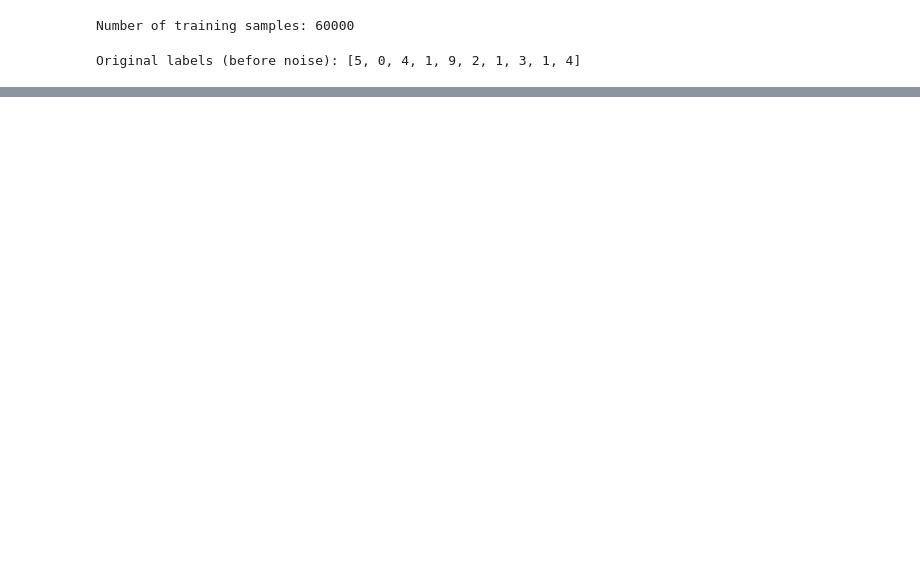
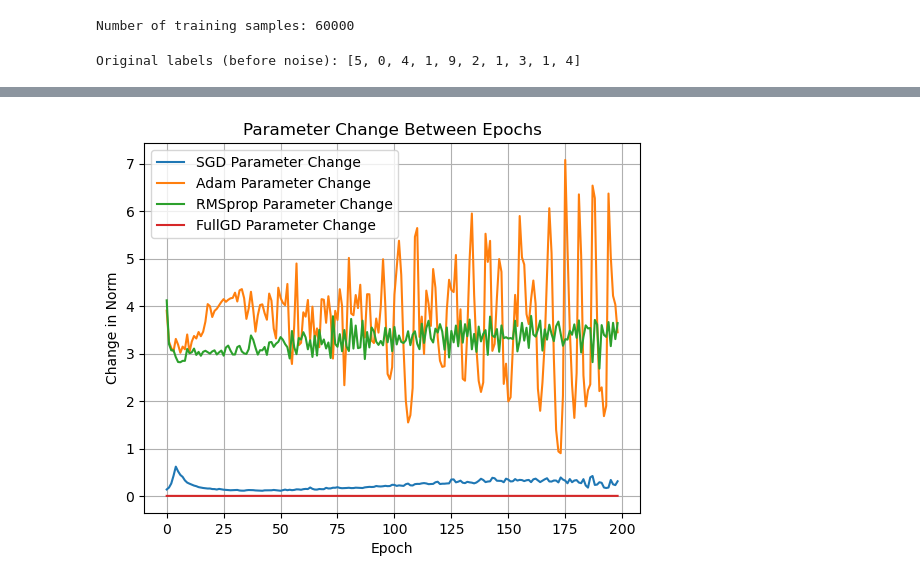
Before and after one commit to kamaljeetsingh14/SIE-645-Final-Project, a Jupyter notebook: experiment 1.ipynb, the cells around one changed output, grey strips where cells are left out. Saved outputs shown, nothing was run; the diff lists cells and outputs as text; code cells hidden in the pictures; blank space fills up the shorter version.

```diff
--- a/experiment 1.ipynb
+++ b/experiment 1.ipynb
@@ -235,0 +284,13 @@ plt.show()
+# %%
+for opt_name, vectors in parameter_vectors.items():
+    changes = [np.linalg.norm(vectors[i+1] - vectors[i]) for i in range(len(vectors)-1)]
+    plt.plot(changes, label=f'{opt_name} Parameter Change')
+
+plt.title('Parameter Change Between Epochs')
+plt.xlabel('Epoch')
+plt.ylabel('Change in Norm')
+plt.legend()
+plt.grid(True)
+plt.show()
+# %% [output]
+[figure, added]
```
Also changed, not shown: parts of 6 cells of this notebook.
